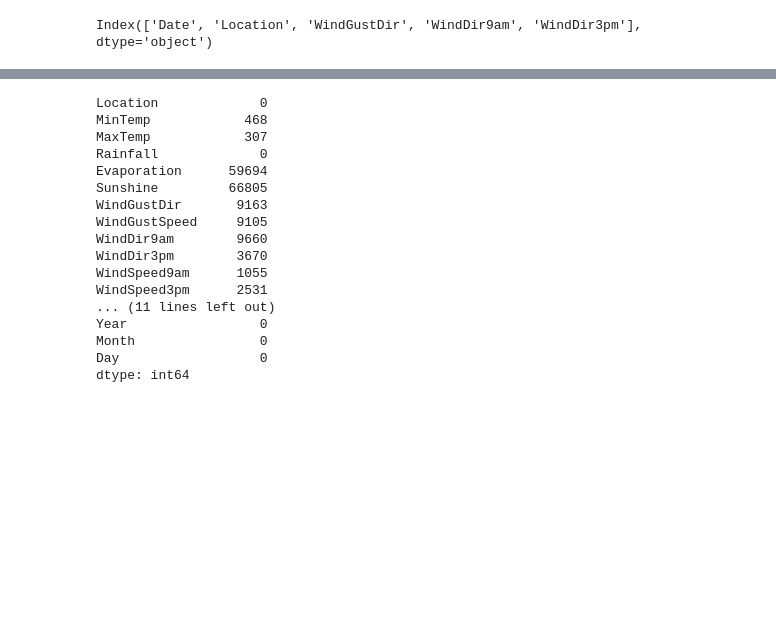
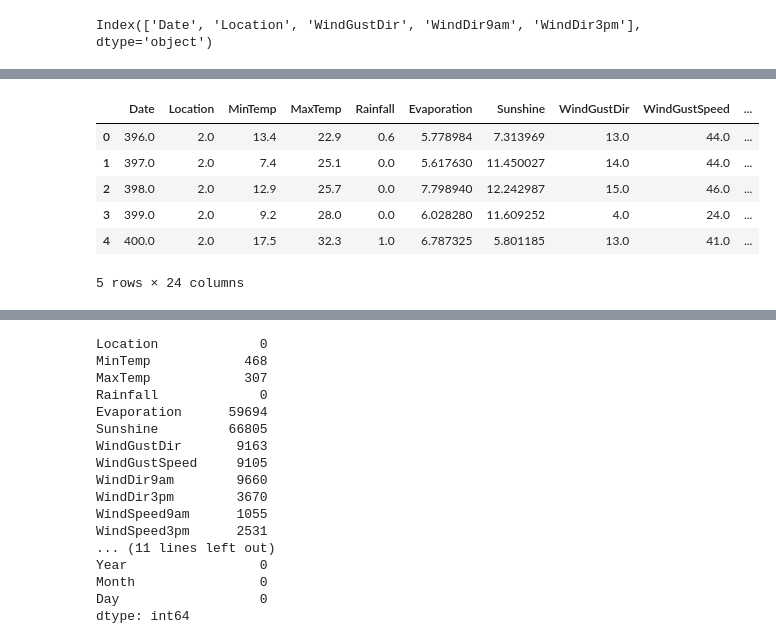
Before and after one commit to breannaparker1991/Rainfall_Prediction, a Jupyter notebook: rainfall.ipynb, the cells around one changed output, grey strips where cells are left out. Saved outputs shown, nothing was run; the diff lists cells and outputs as text; code cells hidden in the pictures; blank space fills up the shorter version.

```diff
--- a/rainfall.ipynb
+++ b/rainfall.ipynb
@@ -182,4 +112,0 @@ missing.head()
-# %%
-for column in df[['race', 'goal', 'date', 'go_out', 'career_c']]:
-    mode = df[column].mode()
-    df[column] = df[column].fillna(mode)
@@ -192,0 +115,5 @@ missing.head()
+# %%
+#replaing all null values that are objects with the mode.
+for column in sampled_df[['WindGustDir', 'WindDir9am', 'WindDir3pm']]:
+    mode = sampled_df[column].mode()
+    sampled_df[column] = sampled_df[column].fillna(mode)
@@ -192,0 +160,10 @@ missing.head()
+# %%
+MiceImputed.head()
+# %% [output]
+|  | Date | Location | MinTemp | MaxTemp | Rainfall | Evaporation | Sunshine | WindGustDir | WindGustSpeed | ... |
+| 0 | 396.0 | 2.0 | 13.4 | 22.9 | 0.6 | 5.778984 | 7.313969 | 13.0 | 44.0 | ... |
+| 1 | 397.0 | 2.0 | 7.4 | 25.1 | 0.0 | 5.617630 | 11.450027 | 14.0 | 44.0 | ... |
+| 2 | 398.0 | 2.0 | 12.9 | 25.7 | 0.0 | 7.798940 | 12.242987 | 15.0 | 46.0 | ... |
+| 3 | 399.0 | 2.0 | 9.2 | 28.0 | 0.0 | 6.028280 | 11.609252 | 4.0 | 24.0 | ... |
+| 4 | 400.0 | 2.0 | 17.5 | 32.3 | 1.0 | 6.787325 | 5.801185 | 13.0 | 41.0 | ... |
+5 rows × 24 columns
```
Also changed, not shown: parts of 50 cells of this notebook.
